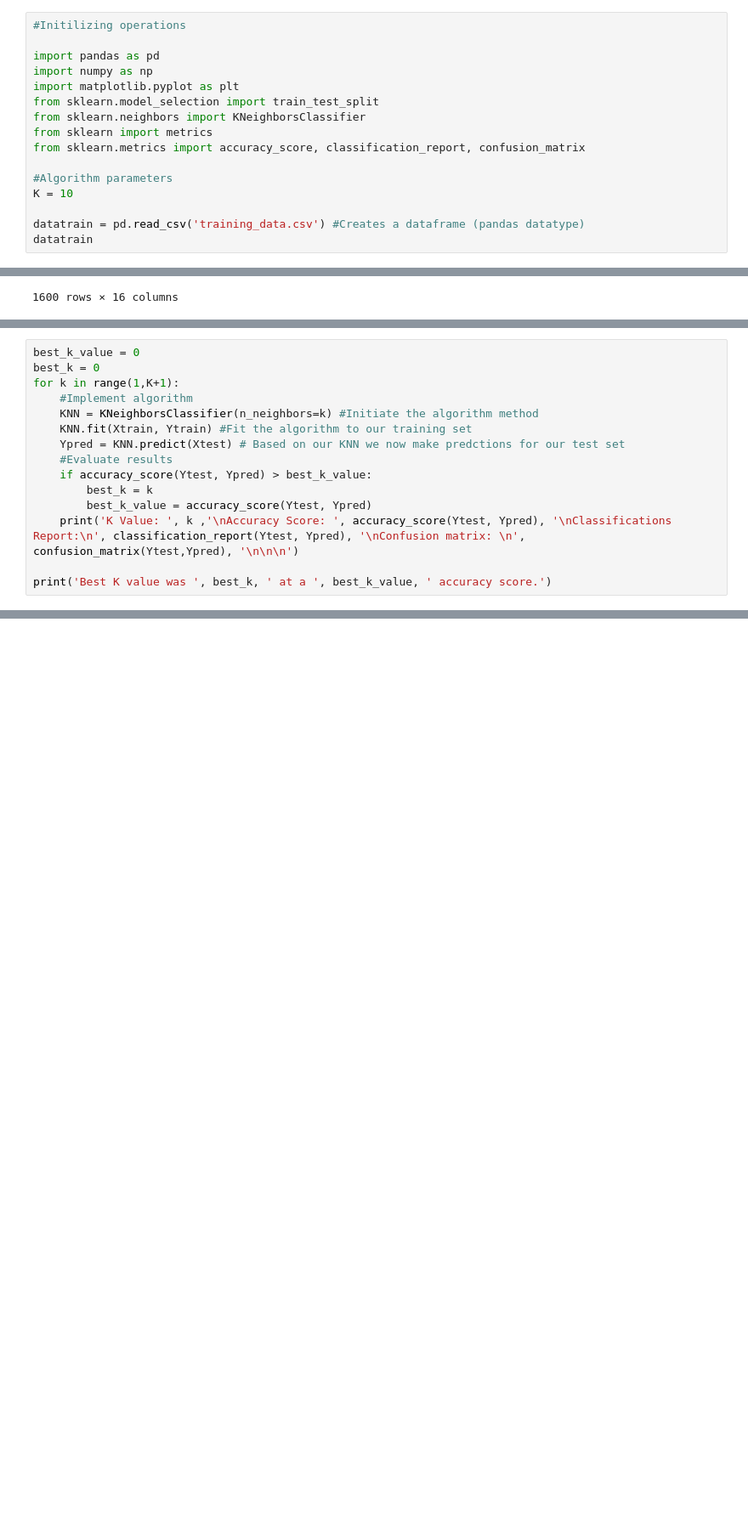
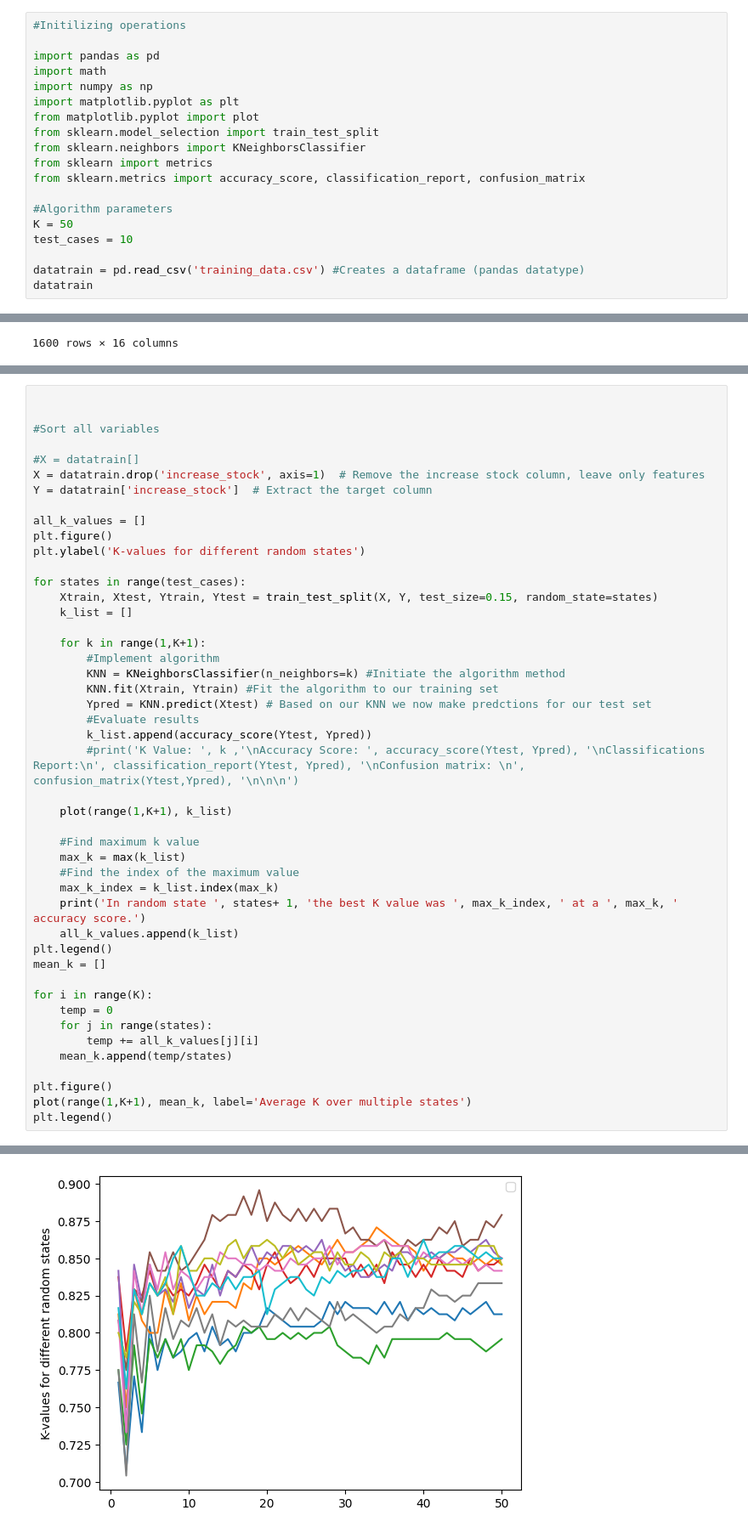
Before and after one commit to anbl9574/SML-project, a Jupyter notebook: KNN.ipynb, the cells around one changed output, grey strips where cells are left out. Shown at 85% size. Saved outputs shown, nothing was run; the diff lists cells and outputs as text; blank space fills up the shorter version.

Commit message:
Made plots for KNN

```diff
--- a/KNN.ipynb
+++ b/KNN.ipynb
@@ -2,15 +2,18 @@
 #Initilizing operations
 
 import pandas as pd
+import math
 import numpy as np
 import matplotlib.pyplot as plt
+from matplotlib.pyplot import plot
 from sklearn.model_selection import train_test_split
 from sklearn.neighbors import KNeighborsClassifier
 from sklearn import metrics
 from sklearn.metrics import accuracy_score, classification_report, confusion_matrix
 
 #Algorithm parameters
-K = 10
+K = 50
+test_cases = 10
 
 datatrain = pd.read_csv('training_data.csv') #Creates a dataframe (pandas datatype)
 datatrain
@@ -39,16 +40,47 @@ Xtrain, Xtest, Ytrain, Ytest = train_test_split(X, Y, test_size=0.15, random_sta
 # %%
-best_k_value = 0
-best_k = 0
-for k in range(1,K+1):
-    #Implement algorithm
-    KNN = KNeighborsClassifier(n_neighbors=k) #Initiate the algorithm method
-    KNN.fit(Xtrain, Ytrain) #Fit the algorithm to our training set
-    Ypred = KNN.predict(Xtest) # Based on our KNN we now make predctions for our test set
-    #Evaluate results
-    if accuracy_score(Ytest, Ypred) > best_k_value:
-        best_k = k
-        best_k_value = accuracy_score(Ytest, Ypred)
-    print('K Value: ', k ,'\nAccuracy Score: ', accuracy_score(Ytest, Ypred), '\nClassifications Report:\n', classification_report(Ytest, Ypred), '\nConfusion matrix: \n', confusion_matrix(Ytest,Ypred), '\n\n\n')
 
-print('Best K value was ', best_k, ' at a ', best_k_value, ' accuracy score.')
+
+#Sort all variables
+
+#X = datatrain[]
+X = datatrain.drop('increase_stock', axis=1)  # Remove the increase stock column, leave only features
+Y = datatrain['increase_stock']  # Extract the target column
+
+all_k_values = []
+plt.figure()
+plt.ylabel('K-values for different random states')
+
+for states in range(test_cases):
+    Xtrain, Xtest, Ytrain, Ytest = train_test_split(X, Y, test_size=0.15, random_state=states)
+    k_list = []
+
+    for k in range(1,K+1):
+        #Implement algorithm
+        KNN = KNeighborsClassifier(n_neighbors=k) #Initiate the algorithm method
+        KNN.fit(Xtrain, Ytrain) #Fit the algorithm to our training set
+        Ypred = KNN.predict(Xtest) # Based on our KNN we now make predctions for our test set
+        #Evaluate results
+        k_list.append(accuracy_score(Ytest, Ypred))
+        #print('K Value: ', k ,'\nAccuracy Score: ', accuracy_score(Ytest, Ypred), '\nClassifications Report:\n', classification_report(Ytest, Ypred), '\nConfusion matrix: \n', confusion_matrix(Ytest,Ypred), '\n\n\n')
+
+    plot(range(1,K+1), k_list)
+
+    #Find maximum k value
+    max_k = max(k_list)
+    #Find the index of the maximum value
+    max_k_index = k_list.index(max_k)
+    print('In random state ', states+ 1, 'the best K value was ', max_k_index, ' at a ', max_k, ' accuracy score.')
+    all_k_values.append(k_list)
+plt.legend()
+mean_k = []
+
+for i in range(K):
+    temp = 0
+    for j in range(states):
+        temp += all_k_values[j][i]
+    mean_k.append(temp/states)
+
+plt.figure()
+plot(range(1,K+1), mean_k, label='Average K over multiple states')
+plt.legend()
 # %% [output]
@@ -71,0 +99 @@ Best K value was  9  at a  0.8583333333333333  accuracy score.
+[figure, added]
```
Also changed, not shown: parts of 3 cells of this notebook.
